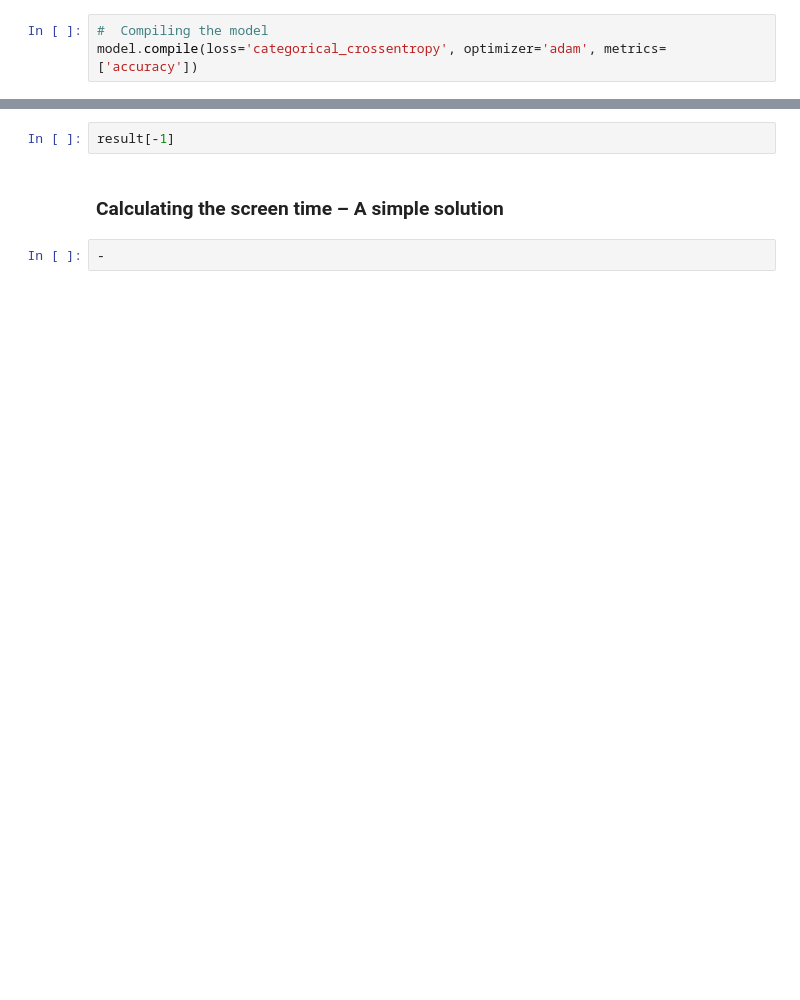
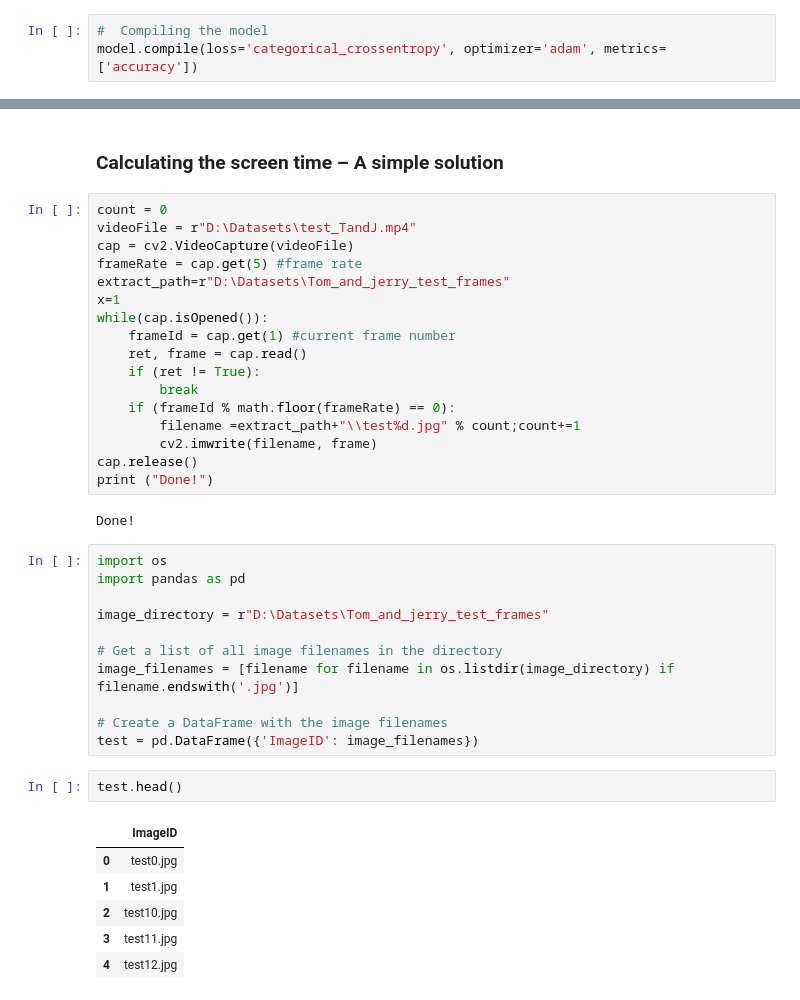
Before and after one commit to harish-AK/Deep-Learning-projects, a Jupyter notebook: Calculate_screen_time_of_an_actor/tom_and_jerry_screenTime.ipynb, the cells around one changed output, grey strips where cells are left out. Cells and saved outputs as stored; diff of their text form; blank space fills up the shorter version.

```diff
--- a/Calculate_screen_time_of_an_actor/tom_and_jerry_screenTime.ipynb
+++ b/Calculate_screen_time_of_an_actor/tom_and_jerry_screenTime.ipynb
@@ -204,6 +204,41 @@ Epoch 100/100
-# %%
-result[-1]
 # %% [markdown]
 ### Calculating the screen time – A simple solution
 # %%
--
+count = 0
+videoFile = r"D:\Datasets\test_TandJ.mp4"
+cap = cv2.VideoCapture(videoFile)
+frameRate = cap.get(5) #frame rate
+extract_path=r"D:\Datasets\Tom_and_jerry_test_frames"
+x=1
+while(cap.isOpened()):
+    frameId = cap.get(1) #current frame number
+    ret, frame = cap.read()
+    if (ret != True):
+        break
+    if (frameId % math.floor(frameRate) == 0):
+        filename =extract_path+"\\test%d.jpg" % count;count+=1
+        cv2.imwrite(filename, frame)
+cap.release()
+print ("Done!")
+# %% [output]
+Done!
+# %%
+import os
+import pandas as pd
+
+image_directory = r"D:\Datasets\Tom_and_jerry_test_frames"
+
+# Get a list of all image filenames in the directory
+image_filenames = [filename for filename in os.listdir(image_directory) if filename.endswith('.jpg')]
+
+# Create a DataFrame with the image filenames
+test = pd.DataFrame({'ImageID': image_filenames})
+# %%
+test.head()
+# %% [output]
+|  | ImageID |
+| 0 | test0.jpg |
+| 1 | test1.jpg |
+| 2 | test10.jpg |
+| 3 | test11.jpg |
+| 4 | test12.jpg |
```
Also changed, not shown: parts of 13 cells of this notebook, 1 other file.
